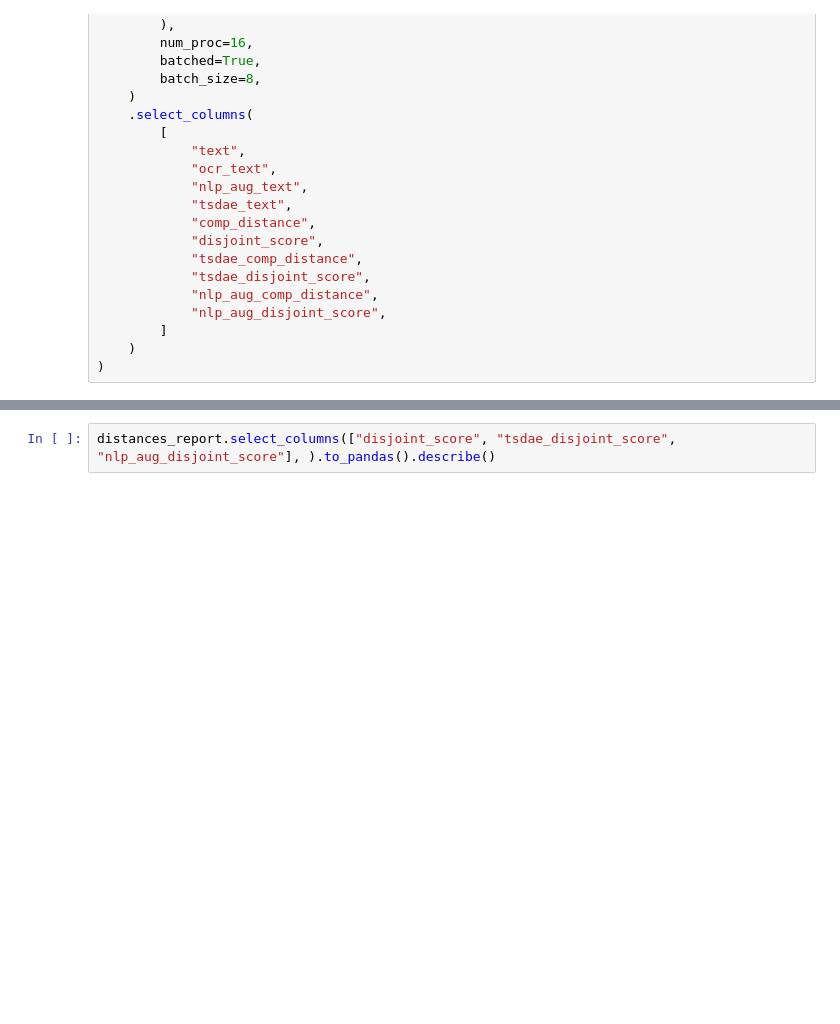
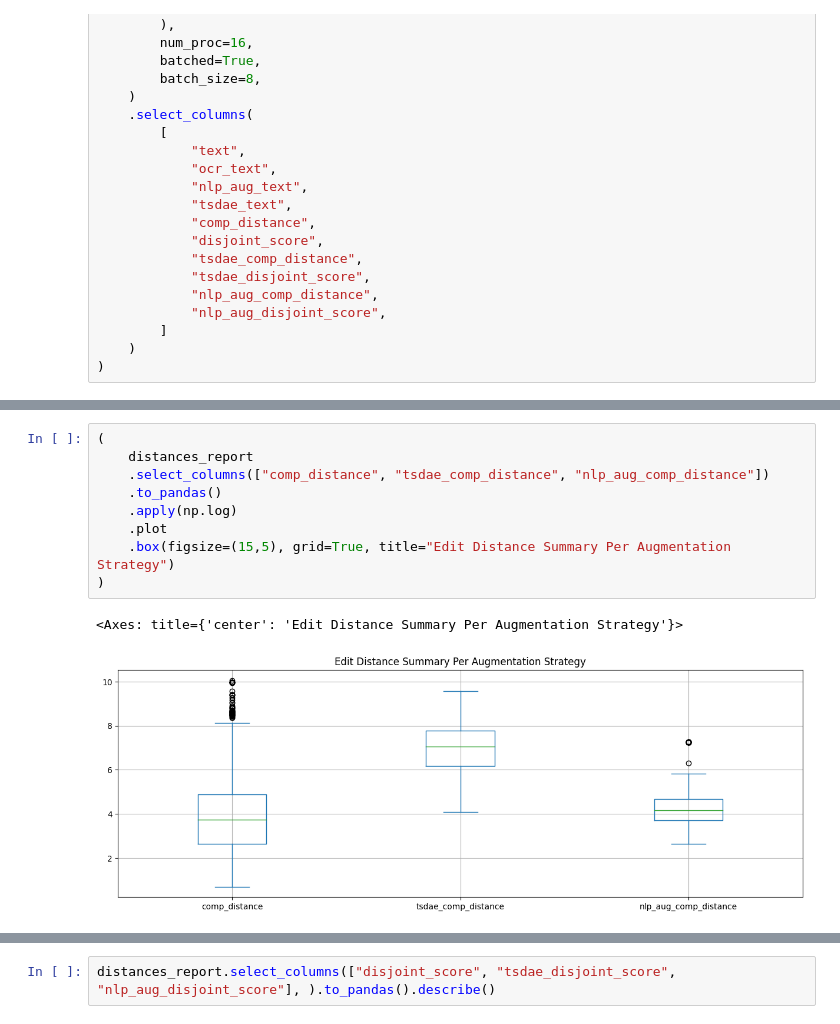
Before and after one commit to lowem1/lowem1-experiments-n-notes, a Jupyter notebook: cc_news_gen_aug/analyze.ipynb, the cells around one changed output, grey strips where cells are left out. Drawn from its saved outputs; the diff is of its cells as text; blank space fills up the shorter version.

```diff
--- a/cc_news_gen_aug/analyze.ipynb
+++ b/cc_news_gen_aug/analyze.ipynb
@@ -228,3 +216,15 @@ distances_report = (
+# %%
+(
+    distances_report
+    .select_columns(["comp_distance", "tsdae_comp_distance", "nlp_aug_comp_distance"])
+    .to_pandas()
+    .apply(np.log)
+    .plot
+    .box(figsize=(15,5), grid=True, title="Edit Distance Summary Per Augmentation Strategy")
+)
+# %% [output]
+<Axes: title={'center': 'Edit Distance Summary Per Augmentation Strategy'}>
+[figure, added]
 # %%
 (
     distances_report
```
Also changed, not shown: parts of 13 cells of this notebook.
